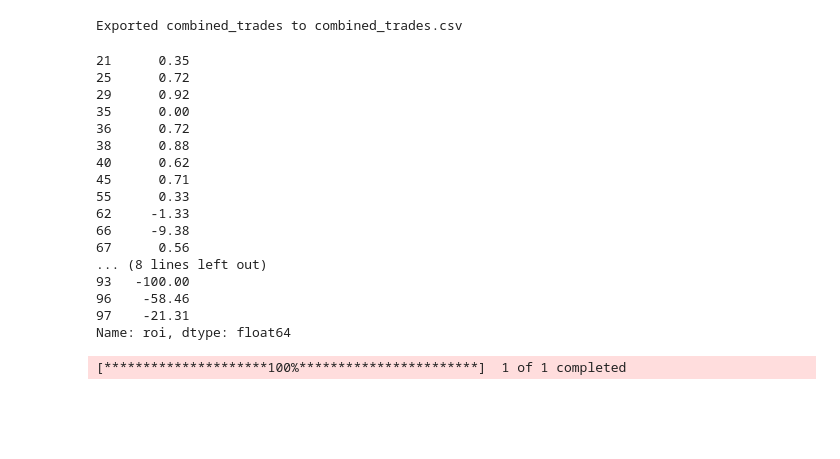
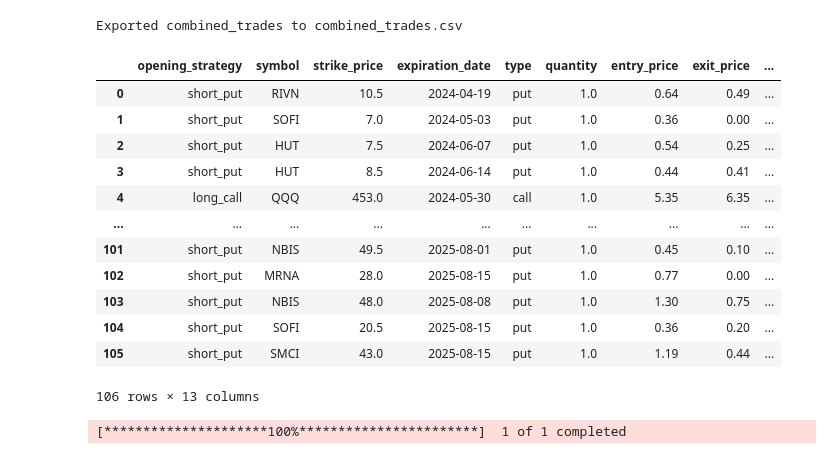
Before and after one commit to mihirargulkar/robinhood-dashboard, a Jupyter notebook: data.ipynb, the cells around one changed output. Saved outputs shown, nothing was run; the diff lists cells and outputs as text; code cells hidden in the pictures; blank space fills up the shorter version.

```diff
--- a/data.ipynb
+++ b/data.ipynb
@@ -141,7 +155,8 @@ long_trades = long_trades.groupby('id').agg({
     'type': 'first',
     'quantity': 'first',
     'price': 'first',
-    'direction': list
+    'direction': list,
+    'order_created_at': 'last'  # Add the last order_created_at value in a group
 })
 
 def get_exit_price(id_):
@@ -158,7 +173,7 @@ long_trades['collateral'] = long_trades['entry_price'] * long_trades['quantity']
 long_trades['roi'] = ((long_trades['pnl'] / long_trades['collateral']) * 100).round(2)
 long_trades = long_trades[[
     'opening_strategy', 'symbol', 'strike_price', 'expiration_date', 'type',
-    'quantity', 'entry_price', 'exit_price', 'pnl', 'cumulative_pnl', 'collateral', 'roi'
+    'quantity', 'entry_price', 'exit_price', 'pnl', 'cumulative_pnl', 'collateral', 'roi', 'order_created_at'
 ]]
 long_trades
 # %% [output]
@@ -190,7 +205,8 @@ agg = {
     'quantity': 'mean',
     'price': lambda x: list(dict.fromkeys(x)),
     'processed_quantity': 'mean',
-    'direction': lambda x: list(dict.fromkeys(x))
+    'direction': lambda x: list(dict.fromkeys(x)),
+    'order_created_at': 'last'  # Add the last order_created_at value in a group
 }
 ss_trades = ss_trades.groupby(group_cols, as_index=False).agg(agg)
 
@@ -212,7 +228,7 @@ ss_trades['roi'] = (ss_trades['pnl'] / ss_trades['collateral'] * 100).round(2)
 
 ss_trades = ss_trades[[
     'opening_strategy', 'symbol', 'strike_price', 'expiration_date', 'type',
-    'quantity', 'price', 'entry_price', 'exit_price', 'pnl', 'cumulative_pnl', 'collateral', 'roi'
+    'quantity', 'price', 'entry_price', 'exit_price', 'pnl', 'cumulative_pnl', 'collateral', 'roi', 'order_created_at'
 ]]
 
 ss_trades
@@ -311,25 +306,21 @@ print("Exported combined_trades to combined_trades.csv")
 # %% [output]
 Exported combined_trades to combined_trades.csv
 # %%
-combined_trades['roi']
+combined_trades
 # %% [output]
+|  | opening_strategy | symbol | strike_price | expiration_date | type | quantity | entry_price | exit_price | ... |
+| 0 | short_put | RIVN | 10.5 | 2024-04-19 | put | 1.0 | 0.64 | 0.49 | ... |
+| 1 | short_put | SOFI | 7.0 | 2024-05-03 | put | 1.0 | 0.36 | 0.00 | ... |
+| 2 | short_put | HUT | 7.5 | 2024-06-07 | put | 1.0 | 0.54 | 0.25 | ... |
+| 3 | short_put | HUT | 8.5 | 2024-06-14 | put | 1.0 | 0.44 | 0.41 | ... |
+| 4 | long_call | QQQ | 453.0 | 2024-05-30 | call | 1.0 | 5.35 | 6.35 | ... |
+| ... | ... | ... | ... | ... | ... | ... | ... | ... | ... |
+| 101 | short_put | NBIS | 49.5 | 2025-08-01 | put | 1.0 | 0.45 | 0.10 | ... |
+| 102 | short_put | MRNA | 28.0 | 2025-08-15 | put | 1.0 | 0.77 | 0.00 | ... |
+| 103 | short_put | NBIS | 48.0 | 2025-08-08 | put | 1.0 | 1.30 | 0.75 | ... |
+| 104 | short_put | SOFI | 20.5 | 2025-08-15 | put | 1.0 | 0.36 | 0.20 | ... |
+| 105 | short_put | SMCI | 43.0 | 2025-08-15 | put | 1.0 | 1.19 | 0.44 | ... |
-21      0.35
-25      0.72
-29      0.92
-35      0.00
-36      0.72
-38      0.88
-40      0.62
-45      0.71
-55      0.33
-62     -1.33
-66     -9.38
-67      0.56
-... (8 lines left out)
-93   -100.00
-96    -58.46
-97    -21.31
-Name: roi, dtype: float64
+106 rows × 13 columns
 # %%
 spy = yf.download('SPY', start='2024-04-19')
 spy_data = spy['Close']
```
Also changed, not shown: parts of 2 cells of this notebook, 2 other files.
